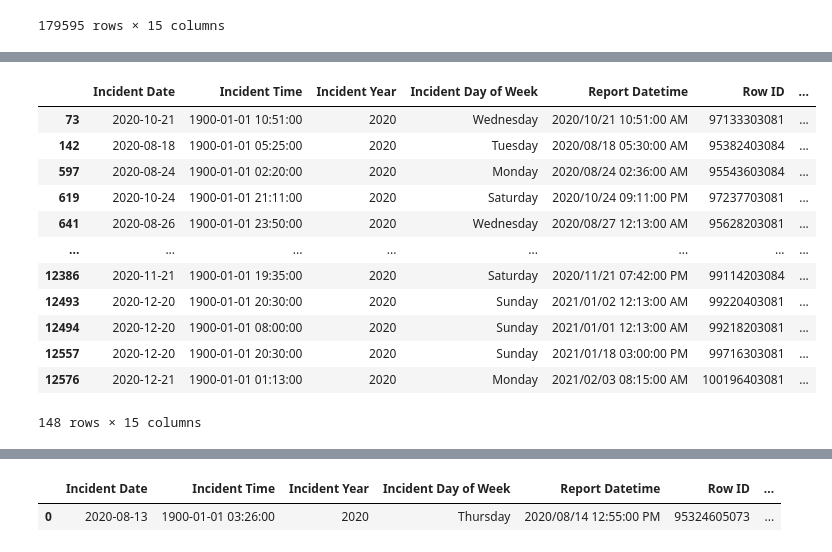
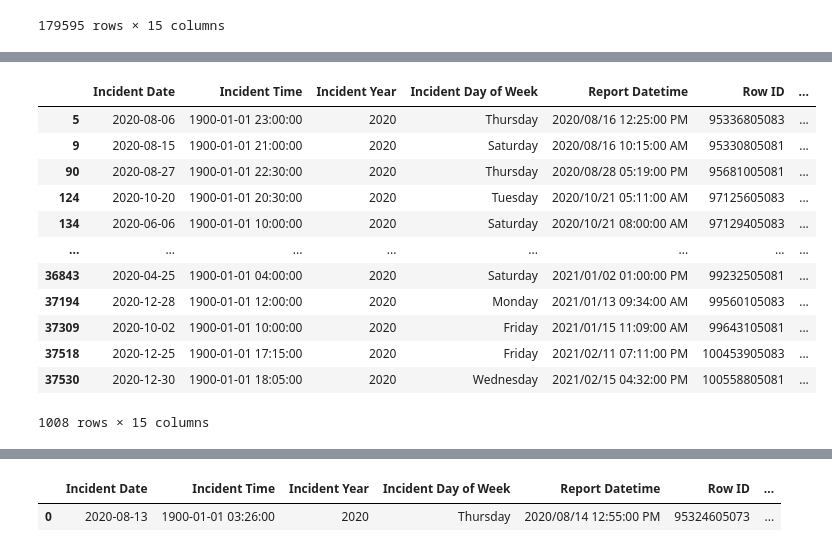
Before and after one commit to baharbiazar/San_Francisco_crime_EDA, a Jupyter notebook: src/sf_crime_analysis.ipynb, the cells around one changed output, grey strips where cells are left out. Drawn from its saved outputs; the diff is of its cells as text; code cells hidden in the pictures.

```diff
--- a/src/sf_crime_analysis.ipynb
+++ b/src/sf_crime_analysis.ipynb
@@ -150,19 +150,19 @@ P.plot_prop_years(property_ma_18, property_ma_19, property_ma_20);
-# %%
-violent_ma_20[violent_ma_20['Incident Subcategory']=='Robbery - Carjacking']
-# %% [output]
-|  | Incident Date | Incident Time | Incident Year | Incident Day of Week | Report Datetime | Row ID | ... |
-| 73 | 2020-10-21 | 1900-01-01 10:51:00 | 2020 | Wednesday | 2020/10/21 10:51:00 AM | 97133303081 | ... |
-| 142 | 2020-08-18 | 1900-01-01 05:25:00 | 2020 | Tuesday | 2020/08/18 05:30:00 AM | 95382403084 | ... |
-| 597 | 2020-08-24 | 1900-01-01 02:20:00 | 2020 | Monday | 2020/08/24 02:36:00 AM | 95543603084 | ... |
-| 619 | 2020-10-24 | 1900-01-01 21:11:00 | 2020 | Saturday | 2020/10/24 09:11:00 PM | 97237703081 | ... |
-| 641 | 2020-08-26 | 1900-01-01 23:50:00 | 2020 | Wednesday | 2020/08/27 12:13:00 AM | 95628203081 | ... |
-| ... | ... | ... | ... | ... | ... | ... | ... |
-| 12386 | 2020-11-21 | 1900-01-01 19:35:00 | 2020 | Saturday | 2020/11/21 07:42:00 PM | 99114203084 | ... |
-| 12493 | 2020-12-20 | 1900-01-01 20:30:00 | 2020 | Sunday | 2021/01/02 12:13:00 AM | 99220403081 | ... |
-| 12494 | 2020-12-20 | 1900-01-01 08:00:00 | 2020 | Sunday | 2021/01/01 12:13:00 AM | 99218203081 | ... |
-| 12557 | 2020-12-20 | 1900-01-01 20:30:00 | 2020 | Sunday | 2021/01/18 03:00:00 PM | 99716303081 | ... |
-| 12576 | 2020-12-21 | 1900-01-01 01:13:00 | 2020 | Monday | 2021/02/03 08:15:00 AM | 100196403081 | ... |
-148 rows × 15 columns
+# %%
+property_ma_20[property_ma_20['Incident Subcategory']=='Burglary - Hot Prowl']
+# %% [output]
+|  | Incident Date | Incident Time | Incident Year | Incident Day of Week | Report Datetime | Row ID | ... |
+| 5 | 2020-08-06 | 1900-01-01 23:00:00 | 2020 | Thursday | 2020/08/16 12:25:00 PM | 95336805083 | ... |
+| 9 | 2020-08-15 | 1900-01-01 21:00:00 | 2020 | Saturday | 2020/08/16 10:15:00 AM | 95330805081 | ... |
+| 90 | 2020-08-27 | 1900-01-01 22:30:00 | 2020 | Thursday | 2020/08/28 05:19:00 PM | 95681005081 | ... |
+| 124 | 2020-10-20 | 1900-01-01 20:30:00 | 2020 | Tuesday | 2020/10/21 05:11:00 AM | 97125605083 | ... |
+| 134 | 2020-06-06 | 1900-01-01 10:00:00 | 2020 | Saturday | 2020/10/21 08:00:00 AM | 97129405083 | ... |
+| ... | ... | ... | ... | ... | ... | ... | ... |
+| 36843 | 2020-04-25 | 1900-01-01 04:00:00 | 2020 | Saturday | 2021/01/02 01:00:00 PM | 99232505081 | ... |
+| 37194 | 2020-12-28 | 1900-01-01 12:00:00 | 2020 | Monday | 2021/01/13 09:34:00 AM | 99560105083 | ... |
+| 37309 | 2020-10-02 | 1900-01-01 10:00:00 | 2020 | Friday | 2021/01/15 11:09:00 AM | 99643105081 | ... |
+| 37518 | 2020-12-25 | 1900-01-01 17:15:00 | 2020 | Friday | 2021/02/11 07:11:00 PM | 100453905083 | ... |
+| 37530 | 2020-12-30 | 1900-01-01 18:05:00 | 2020 | Wednesday | 2021/02/15 04:32:00 PM | 100558805081 | ... |
+1008 rows × 15 columns
 # %%
 # review each category and sub category comparing 2020 and 2019
 P.plot_viol_subcats(violent_ma_19, violent_ma_20);
```
Also changed, not shown: parts of 8 cells of this notebook, 15 other files.
